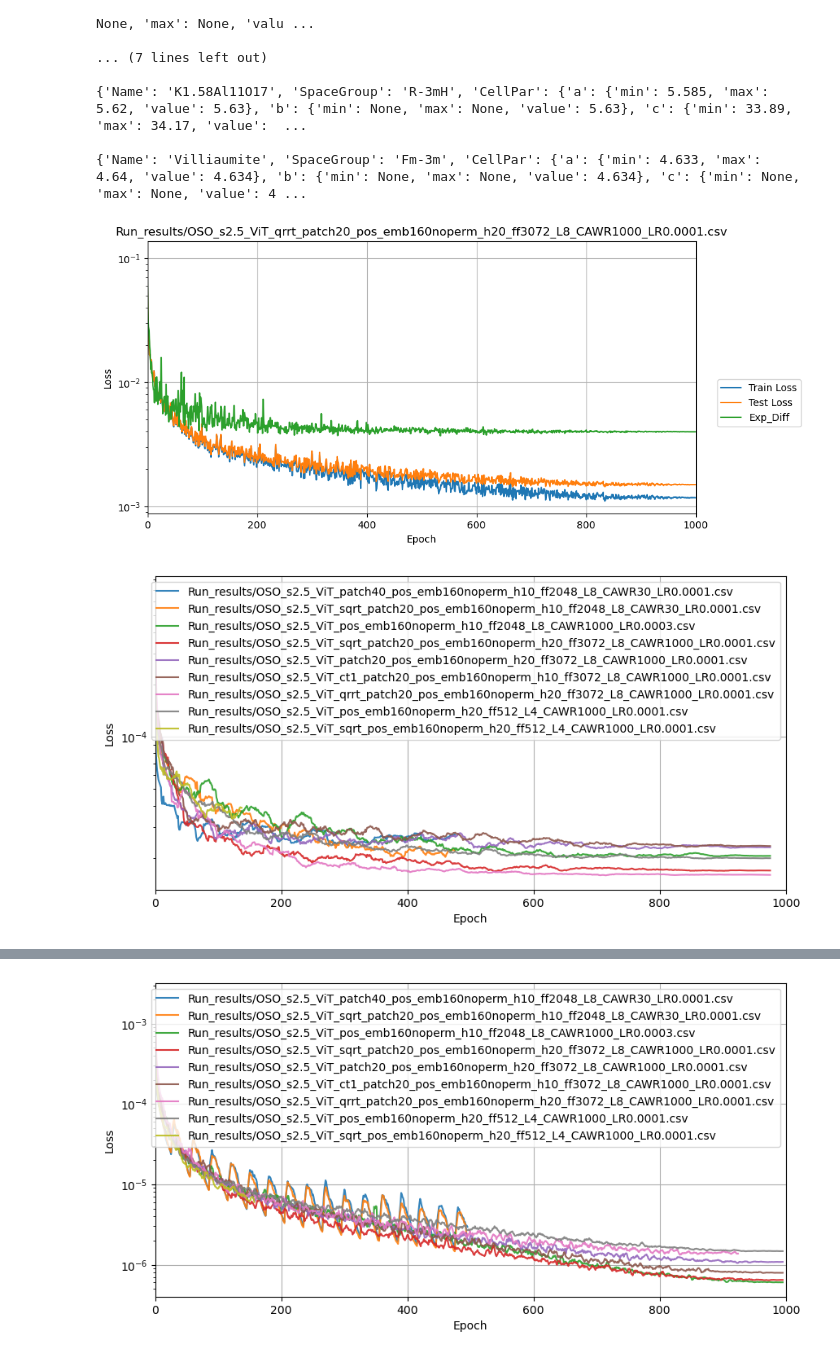
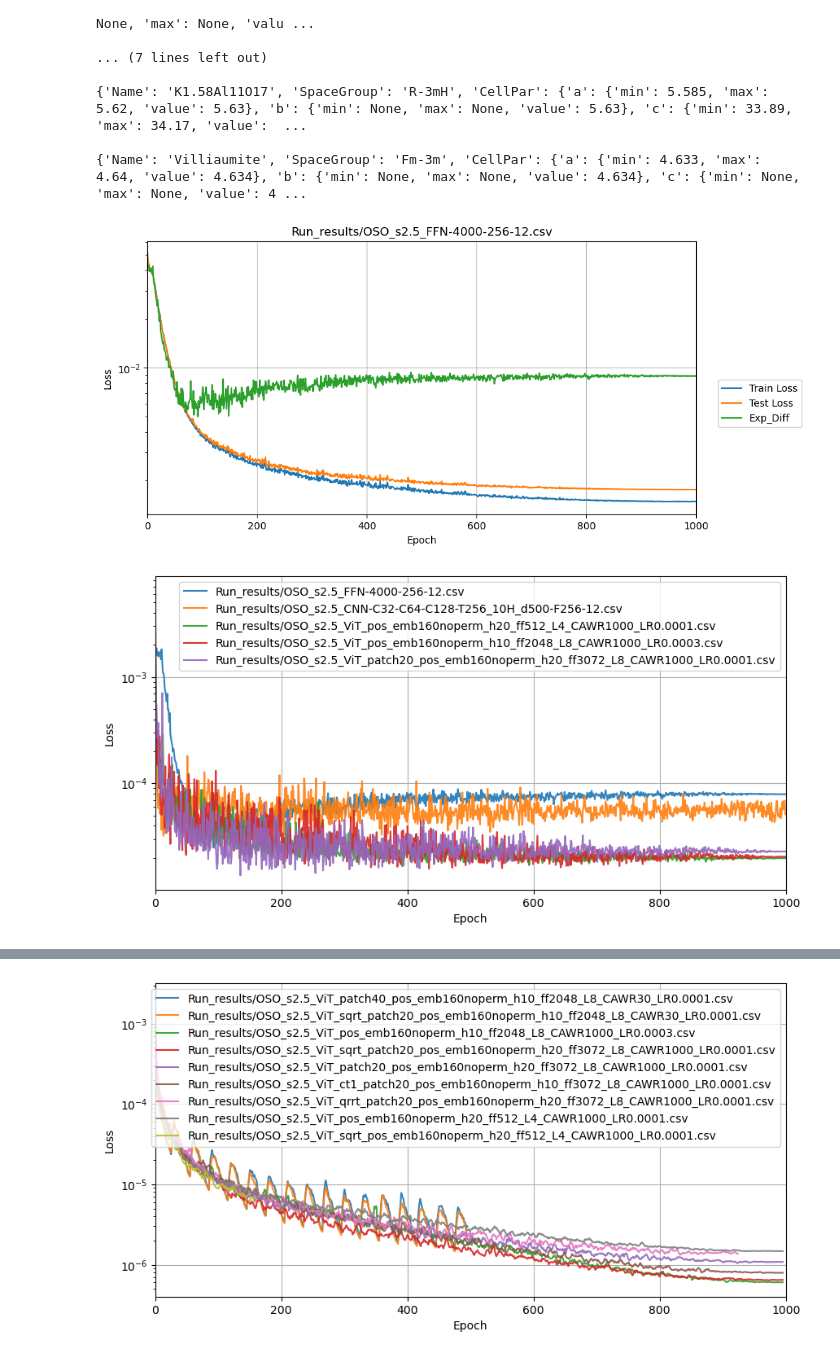
Before and after one commit to VladimirStanovov/DiffractNet, a Jupyter notebook: NN_QPA_OSO/DiffractNet_Results_Analysis.ipynb, the cells around one changed output, grey strips where cells are left out. Saved outputs shown, nothing was run; the diff lists cells and outputs as text; code cells hidden in the pictures.

```diff
--- a/NN_QPA_OSO/DiffractNet_Results_Analysis.ipynb
+++ b/NN_QPA_OSO/DiffractNet_Results_Analysis.ipynb
@@ -307,13 +308,16 @@ Res_names = ['Run_results/OSO_s2.5_ViT_emb40_h10_ff64_L4_CAWR30_LR0.0001.csv',
              'Run_results/OSO_s2.5_ViT_qrrt_patch20_pos_emb160noperm_h20_ff3072_L8_CAWR1000_LR0.0001.csv',
              'Run_results/OSO_s2.5_ViT_pos_emb160noperm_h20_ff512_L4_CAWR1000_LR0.0001.csv',
              'Run_results/OSO_s2.5_ViT_sqrt_pos_emb160noperm_h20_ff512_L4_CAWR1000_LR0.0001.csv',
+             'Run_results/OSO_s2.5_FFN-4000-256-12.csv',
+             'Run_results/OSO_s2.5_ViT_pos_emb160noperm_h10_ff4096_L8_CAWR1000_LR0.0001.csv',
+             'Run_results/OSO_s2.5_CNN-C32-C64-C128-T256_10H_d500-F256-12.csv',
             ]
 dfs = []
 for rn in Res_names:
     dfs.append(pd.read_csv(rn,delimiter=';'))
 #print(dfs)
 # %%
-df_num = 37
+df_num = 40
 start = 0
 end = 1000
 SampleNames = ['Train Loss','Test Loss','Exp_Diff']
@@ -331,26 +335,26 @@ ax.set_xlim(start,end)
 ax.legend(bbox_to_anchor=(1.03, 0.3), loc='lower left')
 plt.show()
 # %% [output]
-[figure, old version]
+[figure, new version]
 # %%
-df_nums = [31,32,33,34,35,36,37,38,39] #23,24,28,29,30,
+df_nums = [40,42,38,33,35] #23,24,28,29,30,
 start = 0
 end = 1000
 SampleName = 'Exp_Diff'#'Train Loss'#'Train Loss'
 fig,ax = plt.subplots(figsize=(10,5))
 for i in range(len(df_nums)):
     tempdata = dfs[df_nums[i]][f'{SampleName}'].to_numpy()
-    tempdata = smooth(tempdata, window_size=25)
+    tempdata = smooth(tempdata, window_size=1)
     ax.plot((tempdata),label=f'{Res_names[df_nums[i]]}',alpha=0.9)
 ax.set_xlabel('Epoch')
 ax.set_ylabel('Loss')
 ax.set_yscale('log')
 ax.grid(True)
 ax.set_xlim(start,end)
 ax.legend(loc='upper right')
 plt.show()
 # %% [output]
-[figure, old version]
+[figure, new version]
 # %%
 SampleName = 'Exp_Diff'#'Train Loss'#'Train Loss'
 str1 = ""
```
Also changed, not shown: parts of 9 cells of this notebook, 17 other files.
